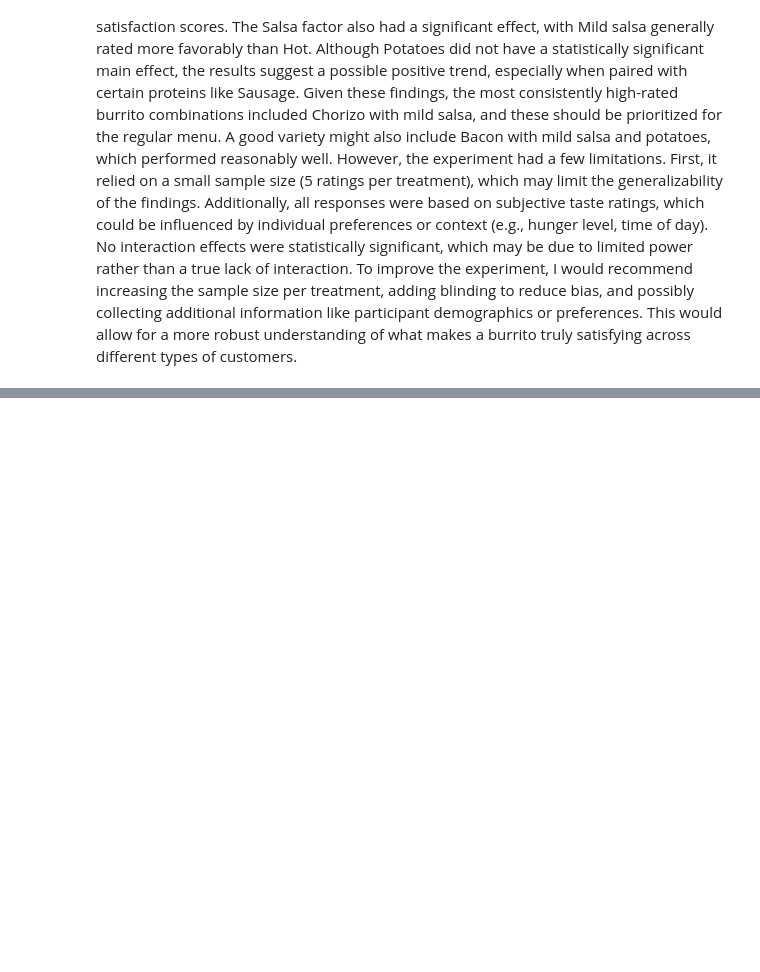
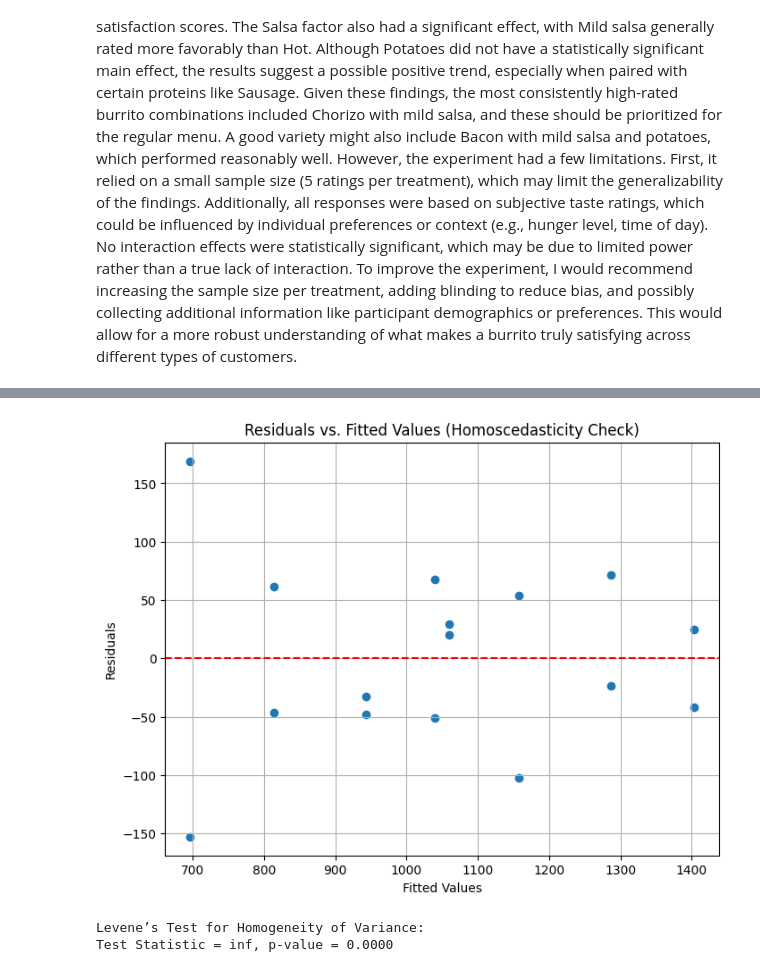
Before and after one commit to christinatalerico13/STAT-7220-Applied-Experimental-Design, a Jupyter notebook: Assignments/Final-Exam/Final-Exam.ipynb, the cells around one changed output, grey strips where cells are left out. Drawn from its saved outputs; the diff is of its cells as text; code cells hidden in the pictures; blank space fills up the shorter version.

```diff
--- a/Assignments/Final-Exam/Final-Exam.ipynb
+++ b/Assignments/Final-Exam/Final-Exam.ipynb
@@ -454,4 +637,33 @@ To be more efficient with time and resources, you decide to conduct a $2^{3-1}$
 # %%
 ## Question 9 Code ##
+
+from scipy.stats import levene
+
+# --- 1. Residuals vs. Fitted Plot ---
+fitted = model.fittedvalues
+residuals = model.resid
+
+plt.figure(figsize=(8, 6))
+plt.scatter(fitted, residuals)
+plt.axhline(0, color='red', linestyle='--')
+plt.title("Residuals vs. Fitted Values (Homoscedasticity Check)")
+plt.xlabel("Fitted Values")
+plt.ylabel("Residuals")
+plt.grid(True)
+plt.show()
+
+# --- 2. Levene's Test for Equal Variance ---
+# Group by each unique treatment combination
+df['residuals'] = residuals
+groups = df.groupby(['Location', 'Timing', 'Marketing'])['residuals'].apply(list)
+
+# Perform Levene's test on the residual groups
+levene_stat, levene_p = levene(*groups)
+print("Levene’s Test for Homogeneity of Variance:")
+print(f"Test Statistic = {levene_stat:.4f}, p-value = {levene_p:.4f}")
+# %% [output]
+[figure, added]
+Levene’s Test for Homogeneity of Variance:
+Test Statistic = inf, p-value = 0.0000
 # %% [markdown]
 10. Report and interpret the ANOVA table. What conclusions can we draw about our main effects? Do the results of these analyses support the null or alternative hypotheses more strongly?
```
Also changed, not shown: parts of 12 cells of this notebook.
